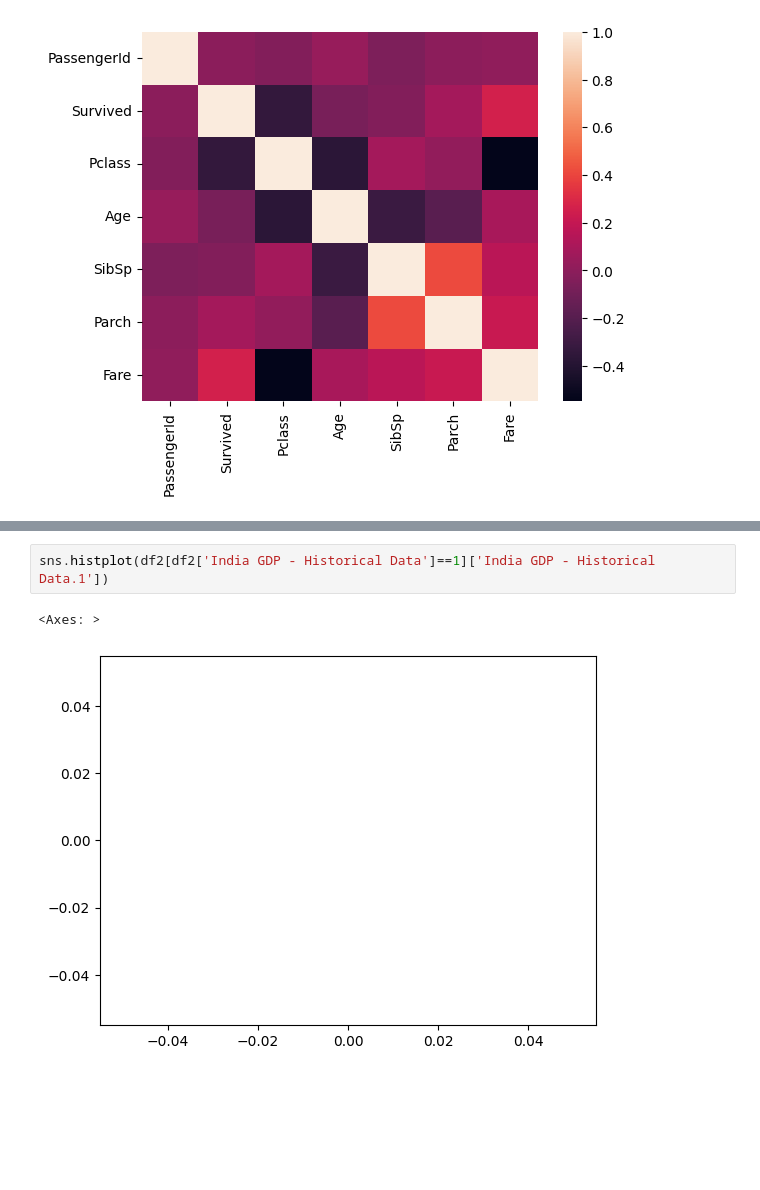
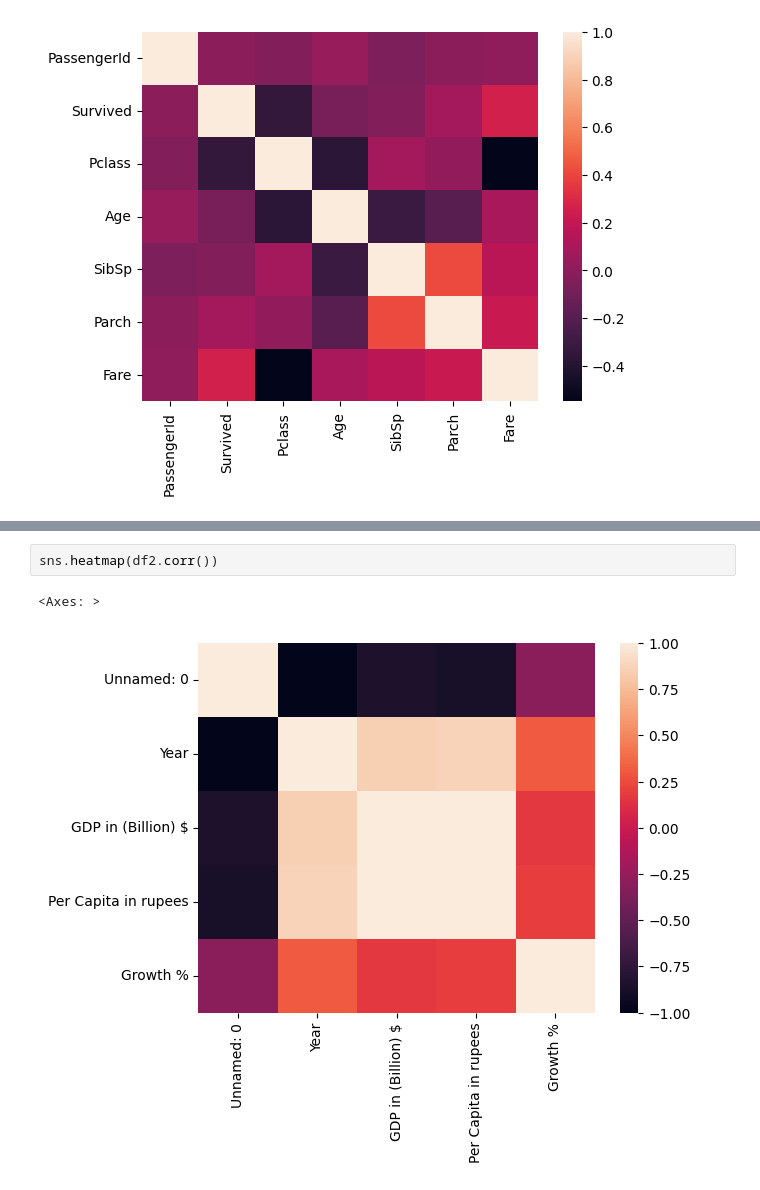
Before and after one commit to RoshanKrO7/6sem, a Jupyter notebook: DAV_Lab7.ipynb, the cells around one changed output, grey strips where cells are left out. Cells and saved outputs as stored; diff of their text form; blank space fills up the shorter version.

```diff
--- a/DAV_Lab7.ipynb
+++ b/DAV_Lab7.ipynb
@@ -238,5 +238,5 @@ sns.pairplot(df2)
-# %%
-sns.histplot(df2[df2['India GDP - Historical Data']==1]['India GDP - Historical Data.1'])
-# %% [output]
-<Axes: >
-[figure, removed]
+# %%
+sns.heatmap(df2.corr())
+# %% [output]
+<Axes: >
+[figure, added]
```
Also changed, not shown: parts of 4 cells of this notebook.
